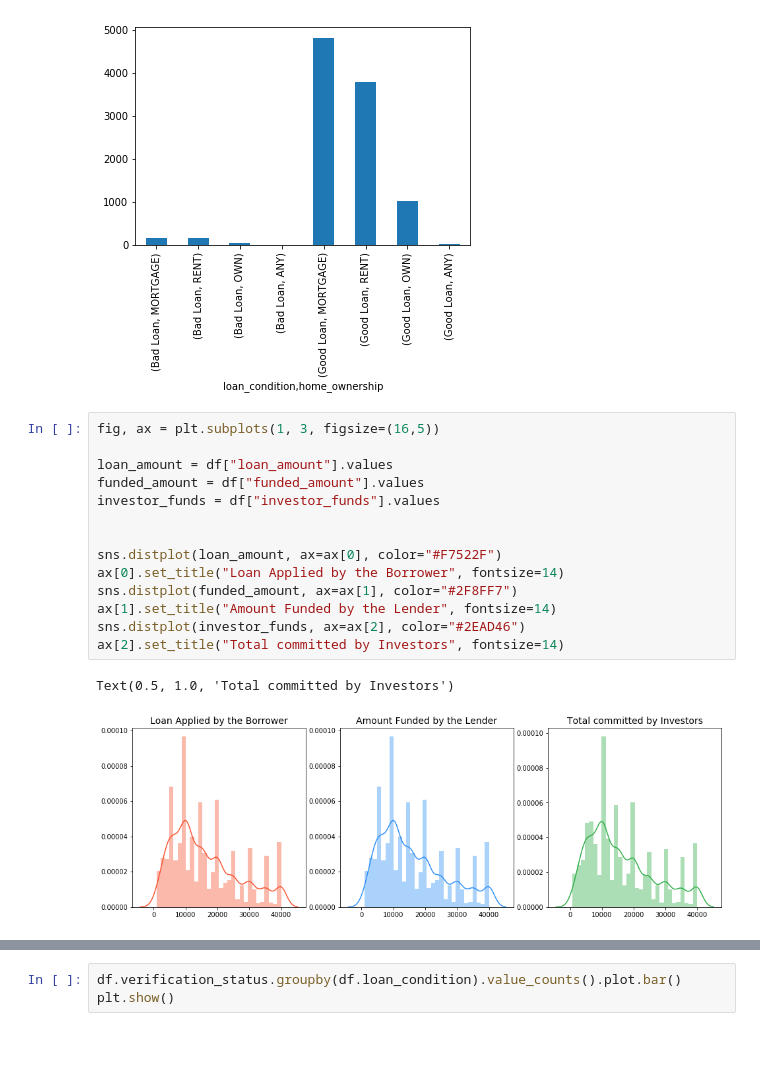
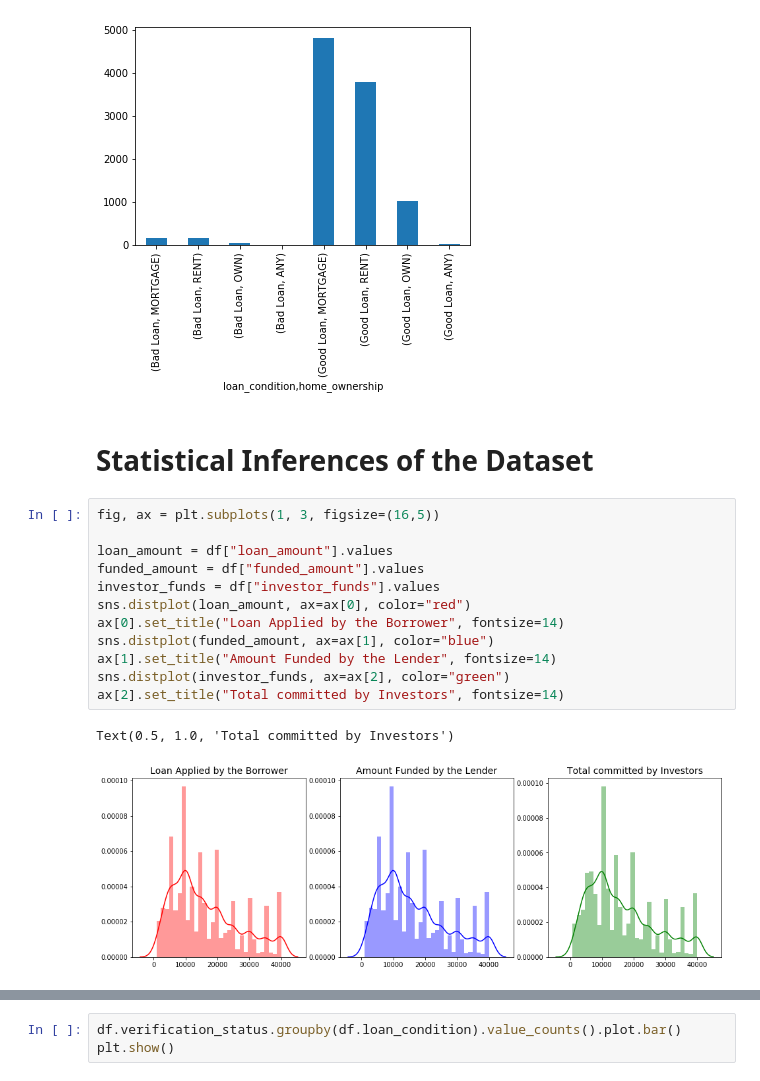
Before and after one commit to nishimishra71/Python, a Jupyter notebook: Capstone_sample.ipynb, the cells around one changed output, grey strips where cells are left out. Saved outputs shown, nothing was run; the diff lists cells and outputs as text; blank space fills up the shorter version.

```diff
--- a/Capstone_sample.ipynb
+++ b/Capstone_sample.ipynb
@@ -225,20 +229,20 @@ df.home_ownership.groupby(df.loan_condition).value_counts().plot.bar()
 plt.show()
 # %% [output]
 [figure]
+# %% [markdown]
+# Statistical Inferences of the Dataset
 # %%
 fig, ax = plt.subplots(1, 3, figsize=(16,5))
 
 loan_amount = df["loan_amount"].values
 funded_amount = df["funded_amount"].values
 investor_funds = df["investor_funds"].values
-
-
-sns.distplot(loan_amount, ax=ax[0], color="#F7522F")
+sns.distplot(loan_amount, ax=ax[0], color="red")
 ax[0].set_title("Loan Applied by the Borrower", fontsize=14)
-sns.distplot(funded_amount, ax=ax[1], color="#2F8FF7")
+sns.distplot(funded_amount, ax=ax[1], color="blue")
 ax[1].set_title("Amount Funded by the Lender", fontsize=14)
-sns.distplot(investor_funds, ax=ax[2], color="#2EAD46")
+sns.distplot(investor_funds, ax=ax[2], color="green")
 ax[2].set_title("Total committed by Investors", fontsize=14)
 # %% [output]
 Text(0.5, 1.0, 'Total committed by Investors')
-[figure, old version]
+[figure, new version]
```
Also changed, not shown: parts of 3 cells of this notebook.
